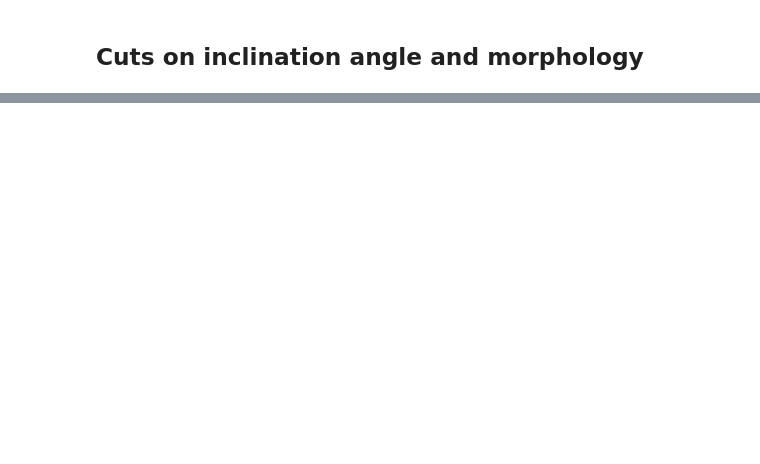
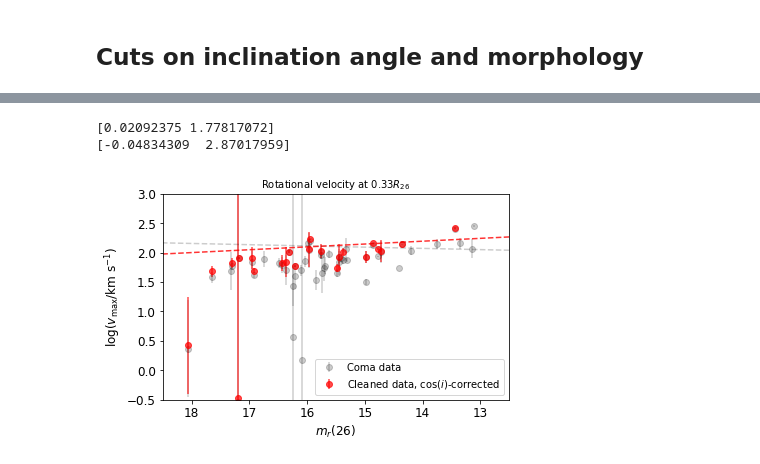
Before and after one commit to DESI-UR/DESI_SGA, a Jupyter notebook: TF/TF_Coma.ipynb, the cells around one changed output, grey strips where cells are left out. Drawn from its saved outputs; the diff is of its cells as text; code cells hidden in the pictures; blank space fills up the shorter version.

Commit message:
Successfully fit TFR for Coma

```diff
--- a/TF/TF_Coma.ipynb
+++ b/TF/TF_Coma.ipynb
@@ -329,0 +324,68 @@ ax.legend(loc='lower right', fontsize=10);
+# %%
+def line(x,m,b):
+    '''
+    y = mx + b
+    '''
+    return m*x + b
+# %%
+fig, ax = plt.subplots(1,1, figsize=(6,4), tight_layout=True)
+
+ax.errorbar(rmag[isrmeas],
+            log10vmax[isrmeas],
+            yerr=dlog10vmax[isrmeas],
+            fmt='ko',
+            alpha=0.2,
+            label='Coma data')
+
+popt, pcov = curve_fit(line,
+                       rmag[isrmeas],
+                       log10vmax[isrmeas],
+                       p0=[-0.25, 6],
+                       sigma=dlog10vmax[isrmeas])
+print(popt)
+
+r = np.arange(12.5,18.6,0.1)
+ax.plot(r, line(r, *popt), 'k--', alpha=0.2)
+
+rmag_clean = np.asarray(rmag_clean)
+vmax_clean = np.asarray(vmax_clean)
+dvmax_clean = np.asarray(dvmax_clean)
+
+isrmeas_clean = rmag_clean > 0
+
+log10vmax_clean = np.log10(vmax_clean)
+dlog10vmax_clean = 0.434 * dvmax_clean / vmax_clean
+
+ax.errorbar(rmag_clean[isrmeas_clean],
+            log10vmax_clean[isrmeas_clean],
+            yerr=dlog10vmax_clean[isrmeas_clean],
+            fmt='ro',
+            alpha=0.7,
+            label='Cleaned data, $\cos{(i)}$-corrected')
+
+popt, pcov = curve_fit(line,
+                       rmag_clean[isrmeas_clean],
+                       log10vmax_clean[isrmeas_clean],
+                       p0=[-0.25, 6],
+                       sigma=dlog10vmax_clean[isrmeas_clean])
+print(popt)
+r = np.arange(12.5,18.6,0.1)
+ax.plot(r, line(r, *popt), 'r--', alpha=0.8)
+
+ax.set(xlabel='$m_r$(26)',
+       xlim=(18.5, 12.5),
+       ylabel=r'$\log{(v_\mathrm{max} / \mathrm{km~s}^{-1})}$',
+       ylim=(-0.5,3),
+       title=r'Rotational velocity at $0.33R_{26}$')
+
+ax.legend(loc='lower right', fontsize=10);
+
+# fig.suptitle(r'Max velocity at $0.33\times R_{26}$', y=1.05)
+# fig.subplots_adjust(top=0.8)
+#fig.savefig('tf_coma.png', dpi=120)
+
+# print(np.sum(isrmeas))
+# %% [output]
+[0.02092375 1.77817072]
+[-0.04834309  2.87017959]
+[figure, added]
```
Also changed, not shown: parts of 9 cells of this notebook.
